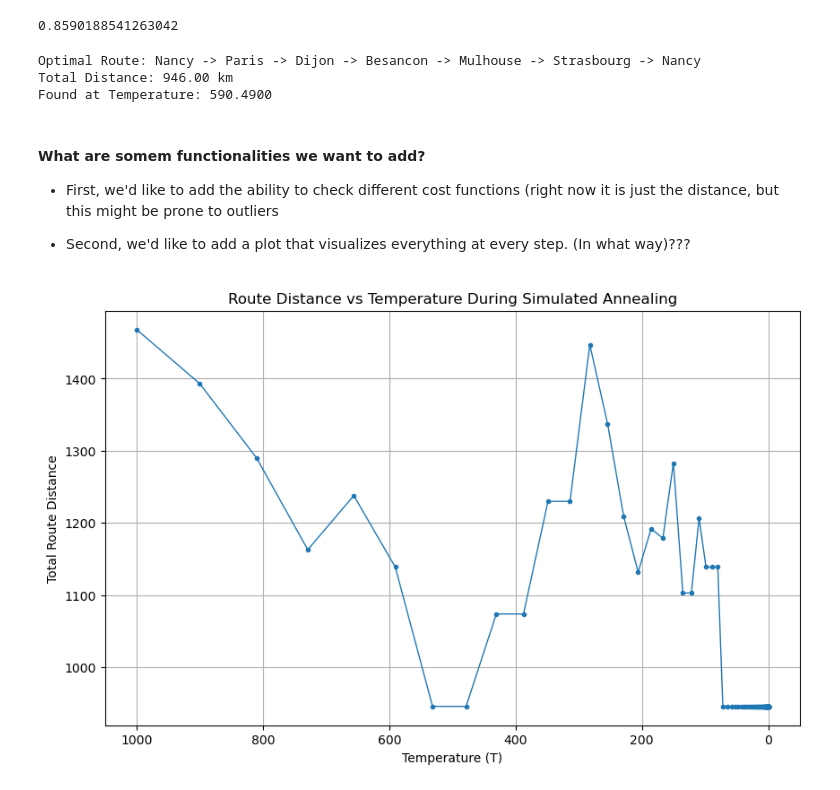
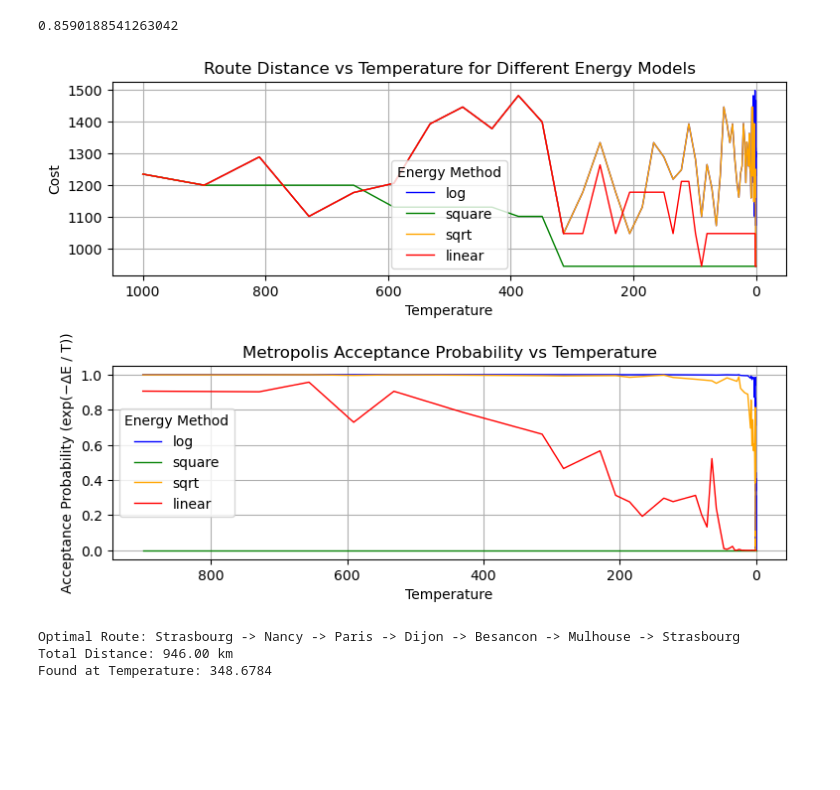
Before and after one commit to dangallego/tsp_simulated_annealing, a Jupyter notebook: Annealing_Test.ipynb, the cells around one changed output. Drawn from its saved outputs; the diff is of its cells as text; code cells hidden in the pictures; blank space fills up the shorter version.

```diff
--- a/Annealing_Test.ipynb
+++ b/Annealing_Test.ipynb
@@ -128,39 +234,22 @@ def simulated_annealing_tsp(cities, distances,
+# %%
+# Compare cost functions and overlay
+compare_energy_methods_plot(cities, distances)
+# %% [output]
+[figure, added]
 # %%
-# Example
+# Individual test
 
-cities = ['Strasbourg', 'Nancy', 'Paris', 'Mulhouse', 'Dijon', 'Besancon']
-distances = [
-    [0, 116, 398, 97, 245, 197],
-    [116, 0, 281, 136, 174, 163],
-    [398, 281, 0, 389, 263, 327],
-    [97, 136, 389, 0, 178, 114],
-    [245, 174, 263, 178, 0, 75],
-    [197, 163, 327, 114, 75, 0]
-]
+random.seed(42)  # fix to compare against results from above
 
-best_route, best_distance, temp_at_best, temperatures, distances_over_time= simulated_annealing_tsp(cities, distances)
+method = 'square'  # Cost function
+
+best_route, best_distance, temp_at_best, temperatures, distances_over_time, \
+acceptance_pressures, pressure_temperatures= simulated_annealing_tsp(cities, distances, energy_method=method)
 
 print("Optimal Route:", " -> ".join(best_route))
 print(f"Total Distance: {best_distance:.2f} km")
 print(f"Found at Temperature: {temp_at_best:.4f}")
 # %% [output]
-Optimal Route: Nancy -> Paris -> Dijon -> Besancon -> Mulhouse -> Strasbourg -> Nancy
+Optimal Route: Strasbourg -> Nancy -> Paris -> Dijon -> Besancon -> Mulhouse -> Strasbourg
 Total Distance: 946.00 km
-Found at Temperature: 590.4900
+Found at Temperature: 348.6784
-# %% [markdown]
-#### What are somem functionalities we want to add?
-
-- First, we'd like to add the ability to check different cost functions (right now it is just the distance, but this might be prone to outliers
-
-- Second, we'd like to add a plot that visualizes everything at every step. (In what way)???
-# %%
-plt.figure(figsize=(10, 6))
-plt.plot(temperatures, distances_over_time, marker='o', markersize=3, linewidth=1)
-plt.xlabel('Temperature (T)')
-plt.ylabel('Total Route Distance')
-plt.title('Route Distance vs Temperature During Simulated Annealing')
-plt.gca().invert_xaxis()  # Optional: makes temperature appear high → low left to right
-plt.grid(True)
-plt.show()
-# %% [output]
-[figure, removed]
```
Also changed, not shown: parts of 5 cells of this notebook.
